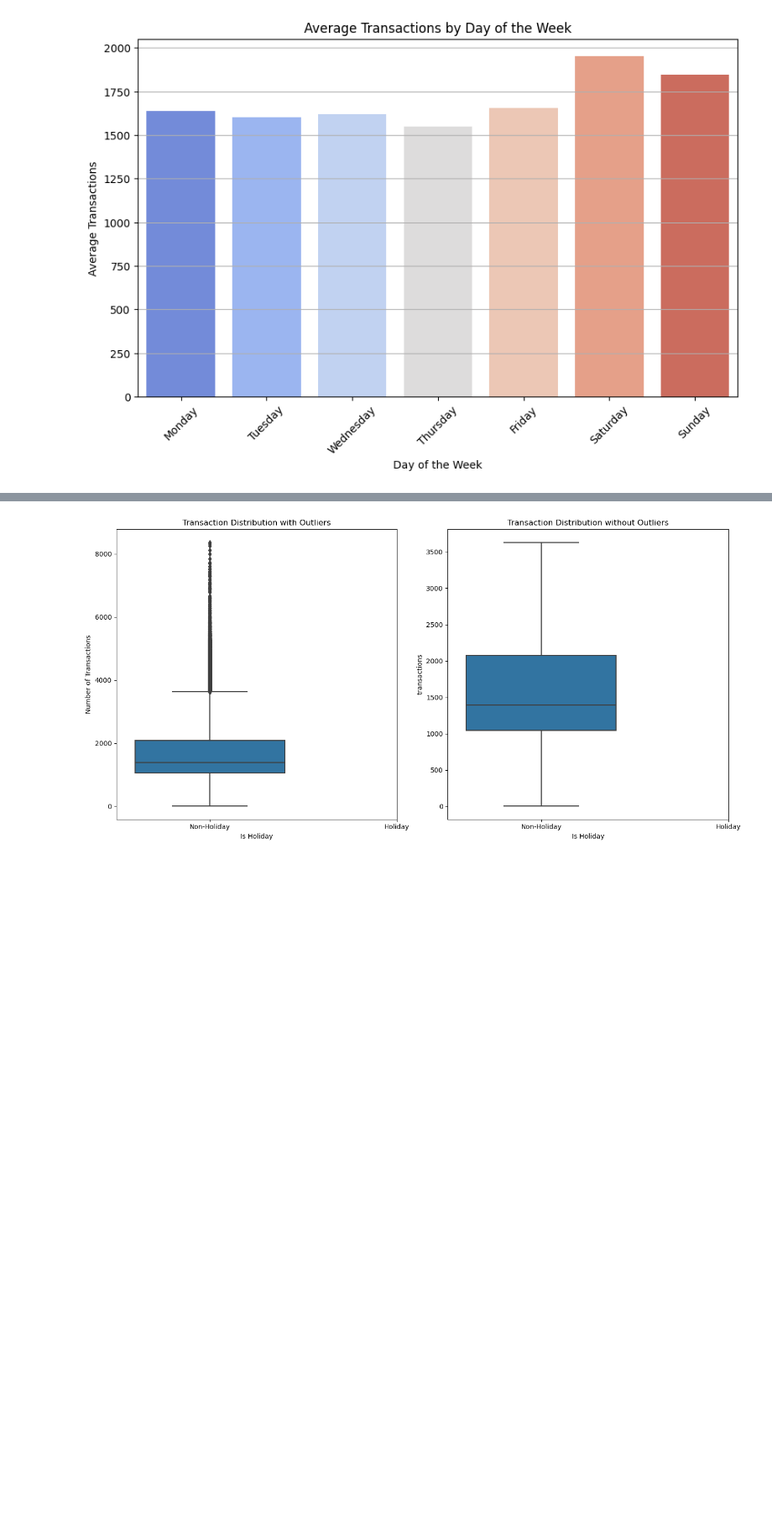
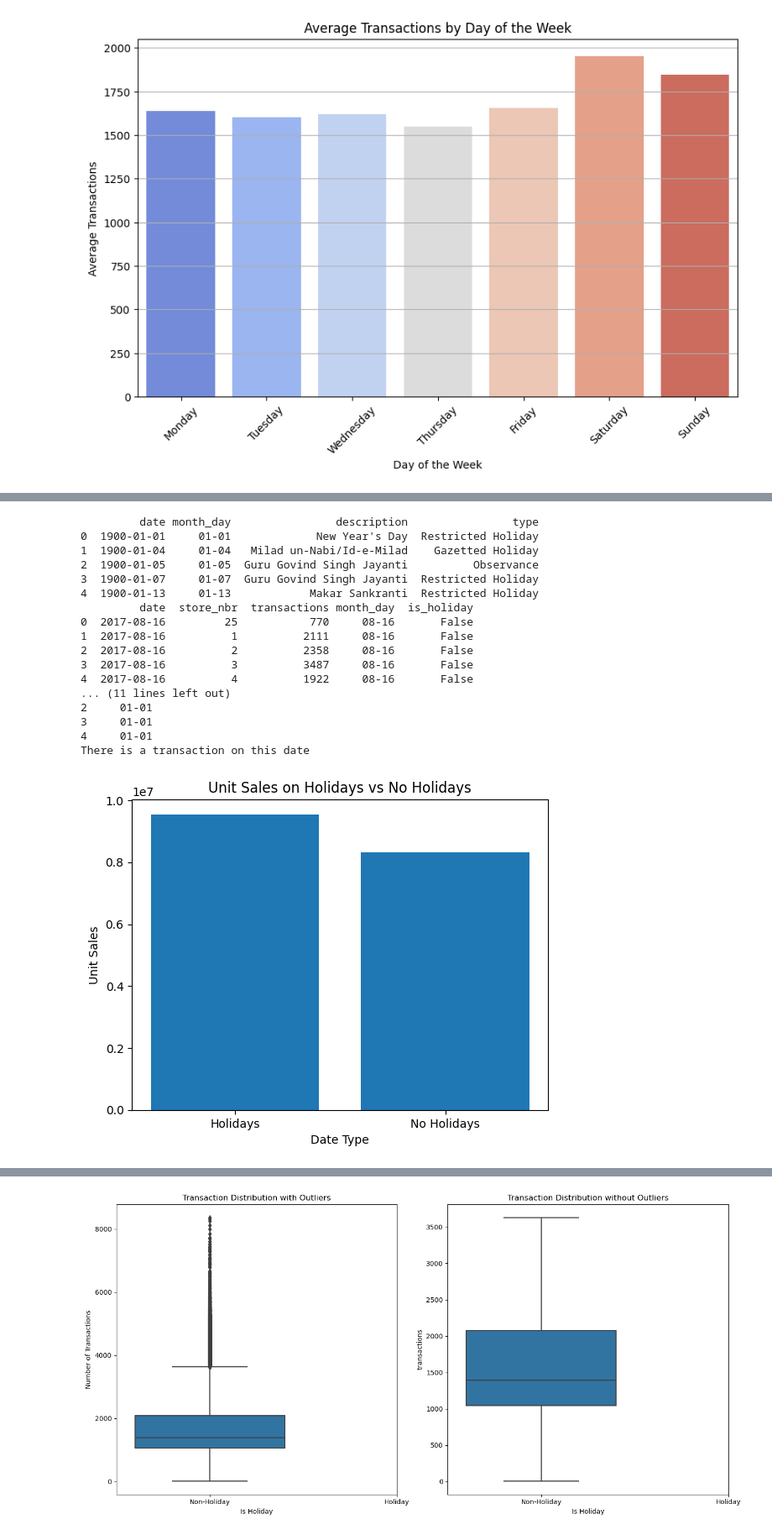
Before and after one commit to florboydens/Data-Analytics-Case-2, a Jupyter notebook: supermarket.ipynb, the cells around one changed output, grey strips where cells are left out. Shown at 84% size. Saved outputs shown, nothing was run; the diff lists cells and outputs as text; code cells hidden in the pictures; blank space fills up the shorter version.

Commit message:
avg unit sales holidays or not?

```diff
--- a/supermarket.ipynb
+++ b/supermarket.ipynb
@@ -17,19 +17,12 @@ from sklearn.model_selection import train_test_split
 from sklearn.ensemble import RandomForestRegressor
 from sklearn.metrics import mean_squared_error
 
-base_path = 'dataRaw/'
-data = pd.read_csv(base_path + 'data.csv', sep=',', low_memory=False)
-holidays_events = pd.read_csv(base_path + 'holidays_events(India).csv', sep=';')
-items = pd.read_csv(base_path + 'items.csv', sep=';', low_memory=False)
-oilRaw = pd.read_csv(base_path + 'oil(India).csv', sep=',', skipinitialspace=True)
-stores = pd.read_csv(base_path + 'stores.csv', sep=';', encoding='ISO-8859-1')
-testRaw = pd.read_csv(base_path + 'test.csv', sep=',')
-transactions = pd.read_csv(base_path + 'transactions.csv', sep=',')
-
 base_path = 'data/'
 oil = pd.read_csv(base_path + 'oil.csv', sep=',', skipinitialspace=True)
-oilExtra = pd.read_csv(base_path + 'oilExtra.csv', sep=',', skipinitialspace=True)
 items = pd.read_csv(base_path + 'items.csv', sep=';', low_memory=False)
+holidays = pd.read_csv(base_path + 'holidays_events.csv', sep=',')
+transactions = pd.read_csv(base_path + 'transactions.csv', sep=',')
+# voor test en data moet je de preprocessing nb uitvoeren
 # %%
 mask = oilRaw['dcoilwtico;;'].str.contains('%')
 oilExtra = oilRaw[mask].copy()
@@ -335,0 +242,65 @@ KeyError: "['month_day'] not in index"
+# %%
+print(holidays.head())
+print(transactions.head())
+
+# add a column 'is_holiday' to transactions: if the month_day in transactions has a occurance in holidays, set this column to true otherwise set it to false.
+transactions['is_holiday'] = transactions['month_day'].isin(holidays['month_day'])
+
+transactions_on_date = transactions[transactions['month_day'] == '01-01']
+if transactions_on_date.empty:
+    print("No transaction on this new year date")
+else:
+    print("There is a transaction on this new year date")
+
+# ...there are no transactions on the holidays, lets check data.
+""" dataRaw = pd.read_csv('dataRaw/data.csv', sep=',', low_memory=False)
+data = dataRaw.copy()
+data['date'] = pd.to_datetime(dataRaw['date'], format='%Y-%m-%d')
+data['unit_sales'] = dataRaw['unit_sales'].round(2)
+data['onpromotion'].fillna(False, inplace=True)
+print(data.head()) """
+# data['month_day'] = pd.to_datetime(data['date']).dt.strftime('%m-%d')
+print(data.head())
+
+data_on_date = data[data['month_day'] == '01-01']
+if data_on_date.empty:
+    print("No data on this new year date")
+else:
+    print("There is data on this new year date")
+
+# Count unit sales on holidays
+unit_sales_holidays = data[data['month_day'].isin(holidays['month_day'])]['unit_sales'].sum()
+
+# Count unit sales on non-holidays
+unit_sales_no_holidays = data[~data['month_day'].isin(holidays['month_day'])]['unit_sales'].sum()
+
+# Plot the results in a bar chart
+import matplotlib.pyplot as plt
+
+labels = ['Holidays', 'No Holidays']
+values = [unit_sales_holidays, unit_sales_no_holidays]
+
+plt.bar(labels, values)
+plt.xlabel('Date Type')
+plt.ylabel('Unit Sales')
+plt.title('Unit Sales on Holidays vs No Holidays')
+plt.show()
+# %% [output]
+         date month_day                description                type
+0  1900-01-01     01-01             New Year's Day  Restricted Holiday
+1  1900-01-04     01-04   Milad un-Nabi/Id-e-Milad    Gazetted Holiday
+2  1900-01-05     01-05  Guru Govind Singh Jayanti          Observance
+3  1900-01-07     01-07  Guru Govind Singh Jayanti  Restricted Holiday
+4  1900-01-13     01-13            Makar Sankranti  Restricted Holiday
+         date  store_nbr  transactions month_day  is_holiday
+0  2017-08-16         25           770     08-16       False
+1  2017-08-16          1          2111     08-16       False
+2  2017-08-16          2          2358     08-16       False
+3  2017-08-16          3          3487     08-16       False
+4  2017-08-16          4          1922     08-16       False
+... (11 lines left out)
+2     01-01
+3     01-01
+4     01-01
+There is a transaction on this date
+[figure, added]
```
Also changed, not shown: parts of 7 cells of this notebook, 1 other file.
